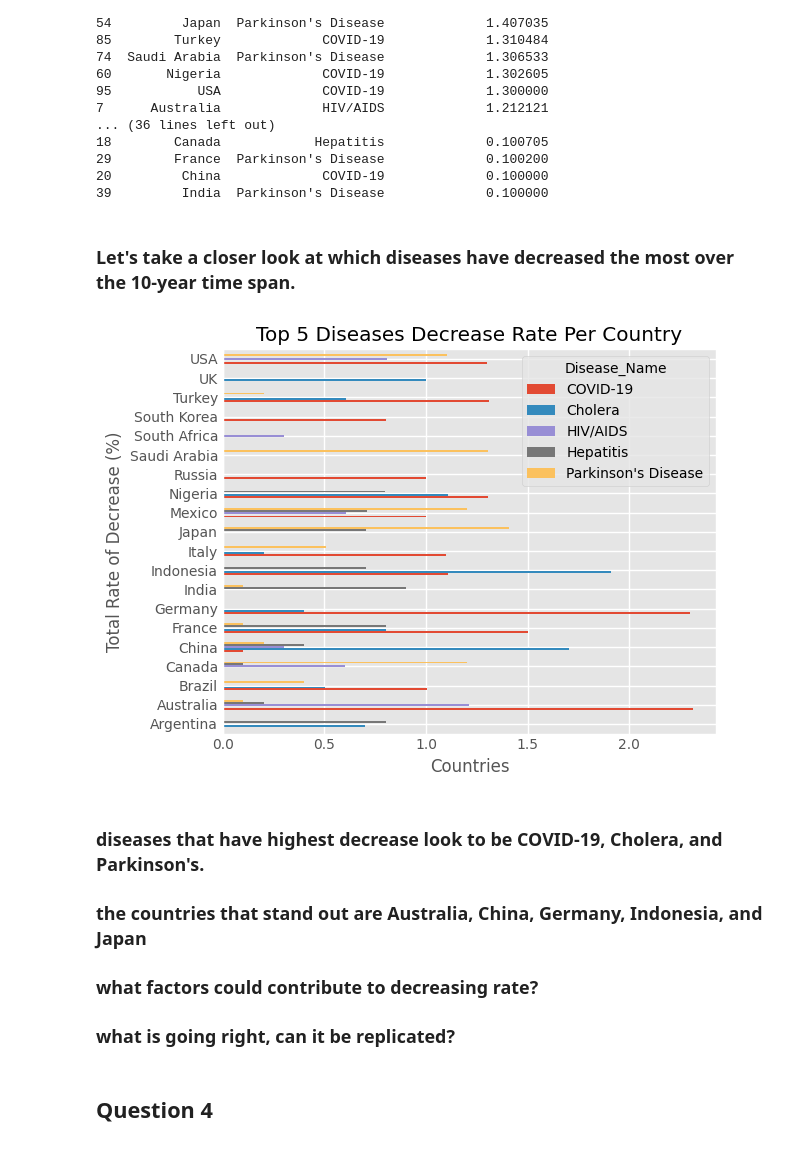
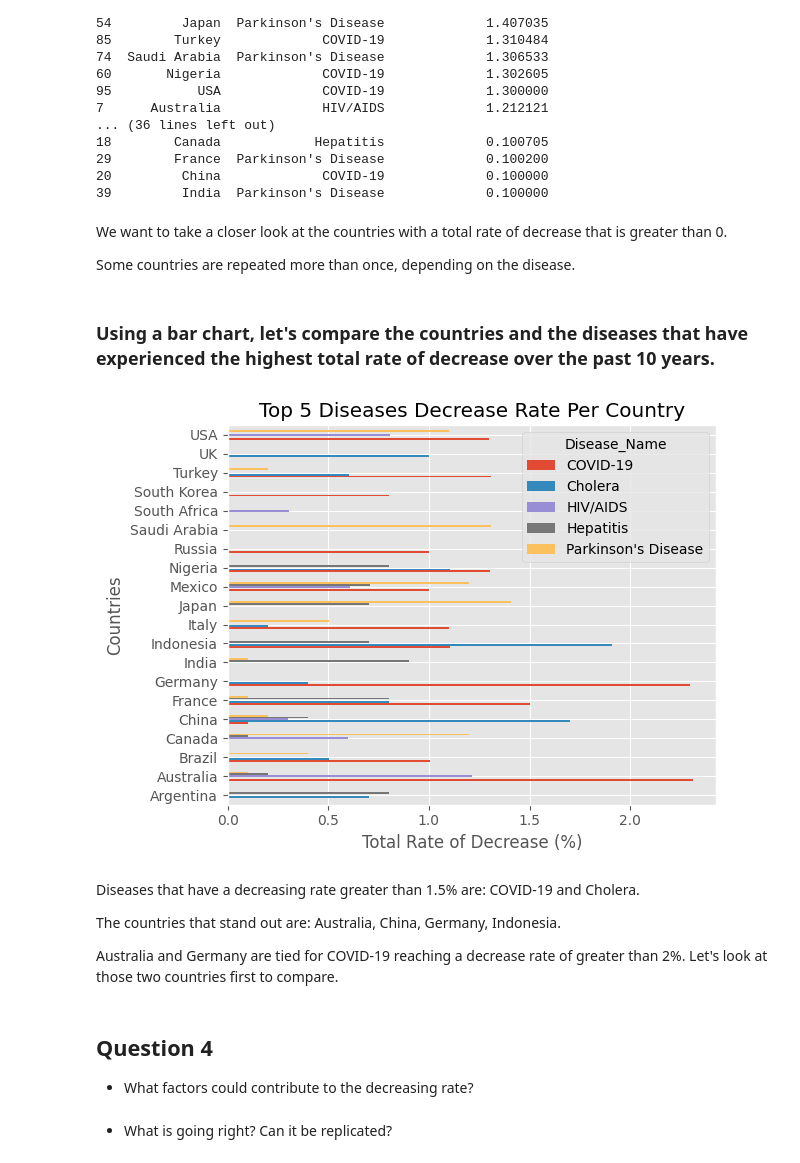
Before and after one commit to AipuAmeh/Global-Health-Stats, a Jupyter notebook: main.ipynb, the cells around one changed output. Cells and saved outputs as stored; diff of their text form; code cells hidden in the pictures.

```diff
--- a/main.ipynb
+++ b/main.ipynb
@@ -199,34 +212,41 @@ print(top_improvers[['Country', 'Disease_Name','Total_Rate_Decrease']])
 29        France  Parkinson's Disease             0.100200
 20         China             COVID-19             0.100000
 39         India  Parkinson's Disease             0.100000
+# %% [markdown]
+We want to take a closer look at the countries with a total rate of decrease that is greater than 0.
+
+Some countries are repeated more than once, depending on the disease.
 # %% [markdown]
-### Let's take a closer look at which diseases have decreased the most over the 10-year time span.
+### Using a bar chart, let's compare the countries and the diseases that have experienced the highest total rate of decrease over the past 10 years.
 # %%
 
-# which countries had the lowest decrease rate?
 pivot_df_bar = top_improvers.pivot_table(
     index="Country",
     columns="Disease_Name",
     values="Total_Rate_Decrease",
     aggfunc="sum"
 )
 
 ax = pivot_df_bar.plot(kind="barh")
 ax.set_title("Top 5 Diseases Decrease Rate Per Country")
-ax.set_xlabel("Countries")
-ax.set_ylabel("Total Rate of Decrease (%)")
+ax.set_ylabel("Countries")
+ax.set_xlabel("Total Rate of Decrease (%)")
 plt.tight_layout()
 plt.show()
 # %% [output]
-[figure, old version]
+[figure, new version]
 # %% [markdown]
-### diseases that have highest decrease look to be COVID-19, Cholera, and Parkinson's.
-### the countries that stand out are Australia, China, Germany, Indonesia, and Japan
+Diseases that have a decreasing rate greater than 1.5% are: COVID-19 and Cholera.
 
-### what factors could contribute to decreasing rate?
-### what is going right, can it be replicated?
+The countries that stand out are: Australia, China, Germany, Indonesia.
+
+Australia and Germany are tied for COVID-19 reaching a decrease rate of greater than 2%. Let's look at those two countries first to compare.
 # %% [markdown]
 ## Question 4
+
+* What factors could contribute to the decreasing rate?
+# %% [markdown]
+* What is going right? Can it be replicated?
 # %%
 q4_query = """
     SELECT a.Country, a.Disease_Name, Per_Capita_Income, Education_Index, Healthcare_Access
```
Also changed, not shown: parts of 26 cells of this notebook.
